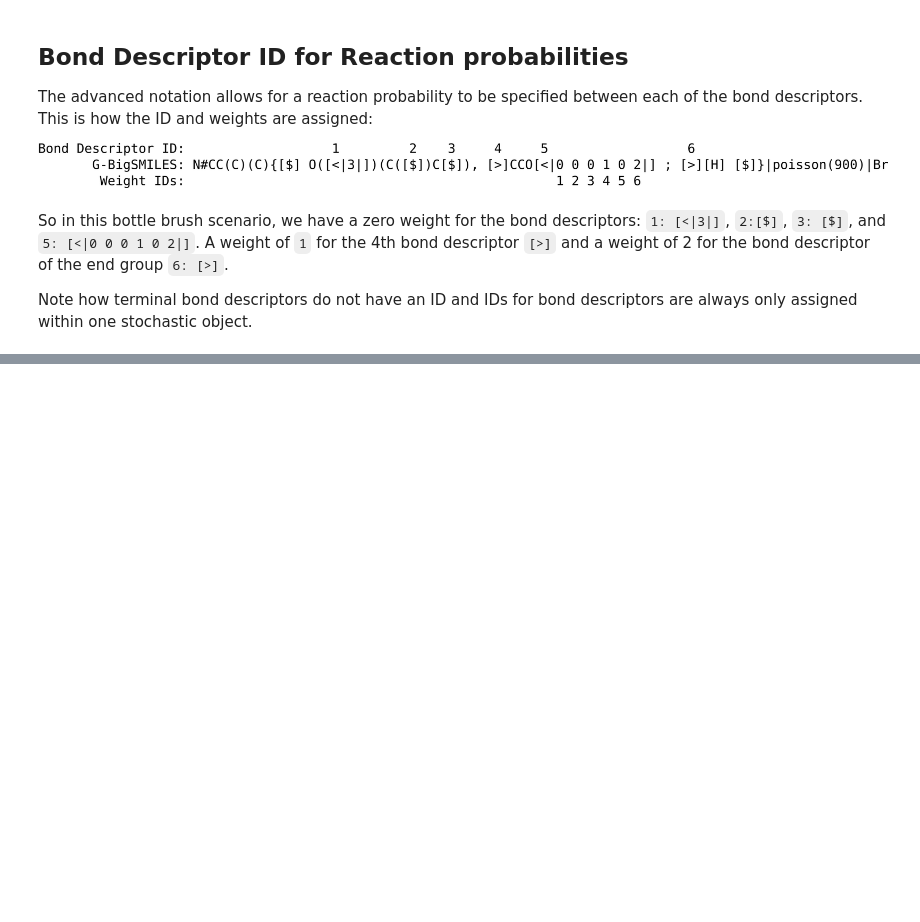
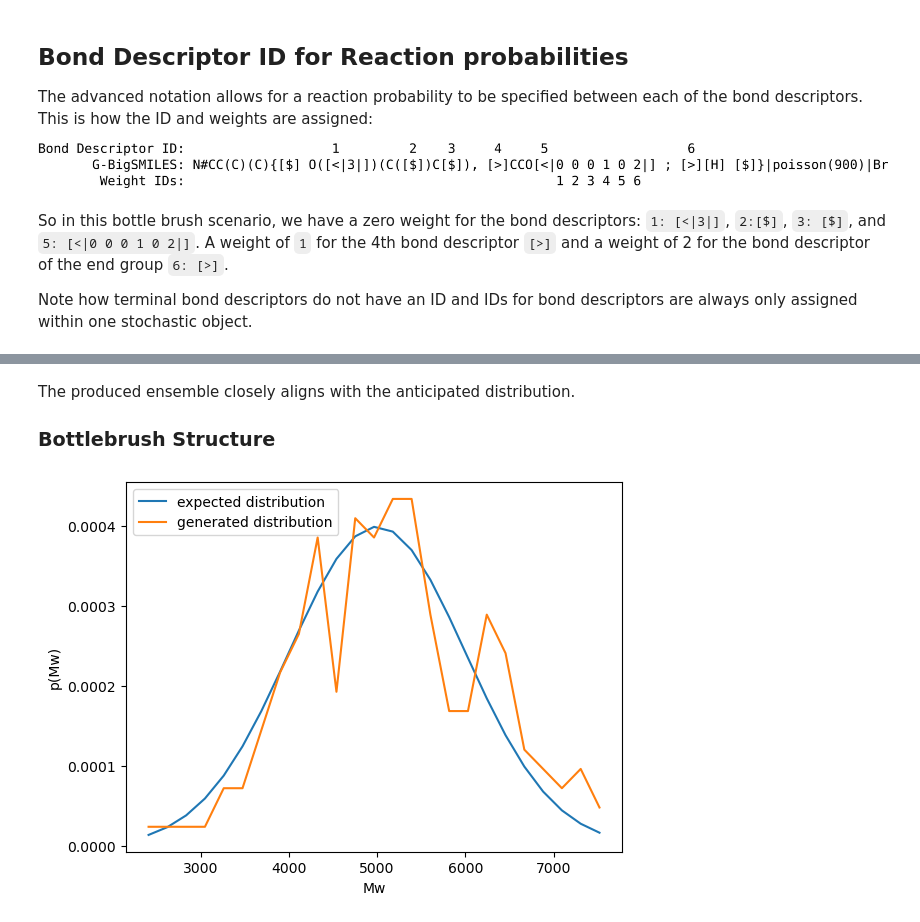
Before and after one commit to InnocentBug/G-BigSMILES, a Jupyter notebook: SI.ipynb, the cells around one changed output, grey strips where cells are left out. Cells and saved outputs as stored; diff of their text form; code cells hidden in the pictures; blank space fills up the shorter version.

```diff
--- a/SI.ipynb
+++ b/SI.ipynb
@@ -570,0 +703,16 @@ Note how terminal bond descriptors do not have an ID and IDs for bond descriptor
+# %% [markdown]
+The produced ensemble closely aligns with the anticipated distribution.
+
+### Bottlebrush Structure
+# %%
+# In testing environments only run on the linux systems:
+if IS_LINUX or not TESTING_ENV:
+    mu = 5e3
+    sigma = 1e3
+    generative_bigSMILES = "N#CC(C)(C){[$] O([<|3|])(C([$])C[$]), [>]CCO[<|0 0 0 1 0 2|] ; [>][H] [$]}|gauss("+str(mu)+", "+str(sigma)+")|[Br].|1e6|"
+    normalized_deviation = plot_distribution(generative_bigSMILES, mu, sigma)
+    # Let's make sure our expectations are fulfilled (important for automated tests)
+    if normalized_deviation > 0.5:
+        raise RuntimeError(f"The actual distribution deviates from the expected distribution {normalized_deviation}")
+# %% [output]
+[figure, added]
```
Also changed, not shown: parts of 40 cells of this notebook, 7 other files.
